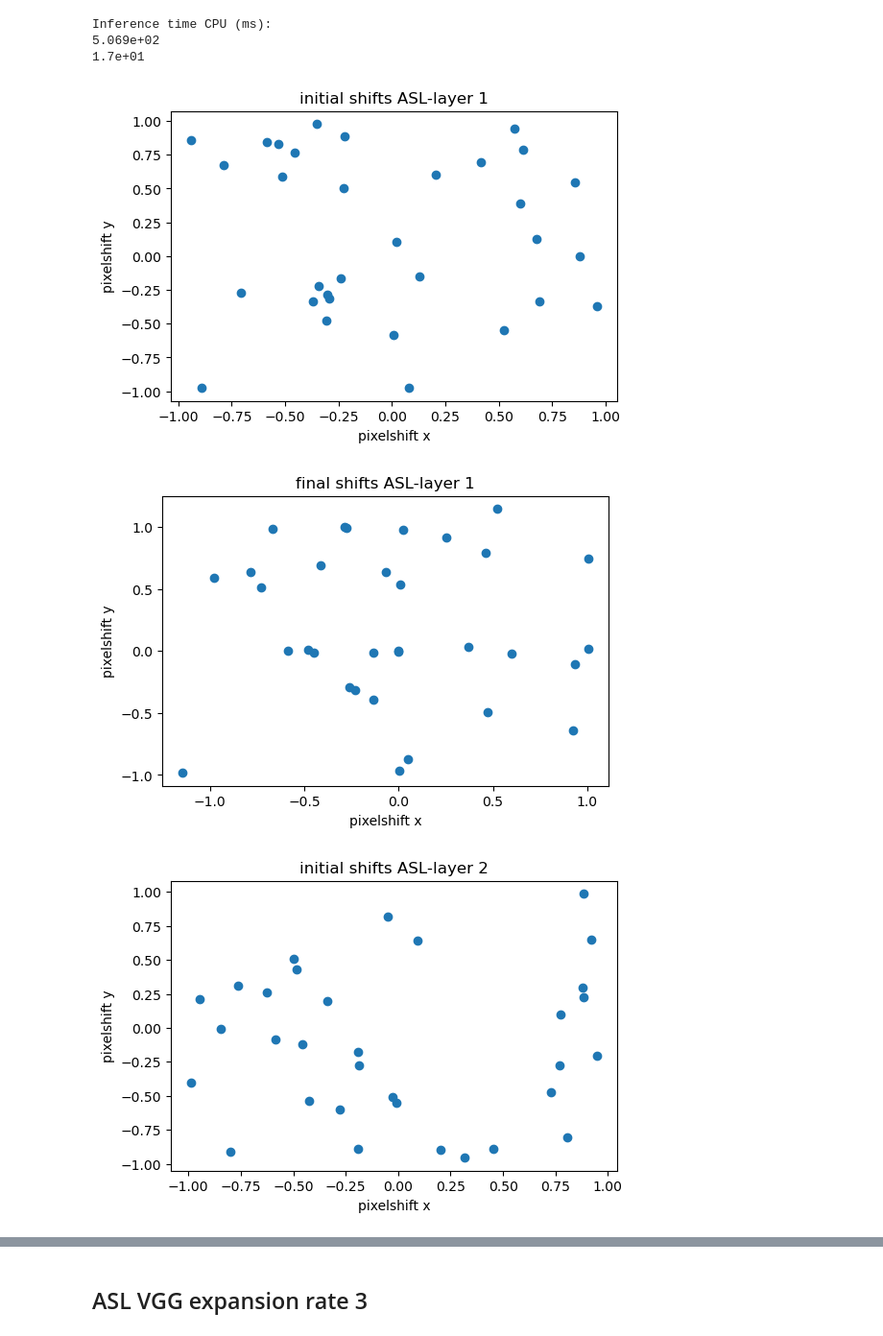
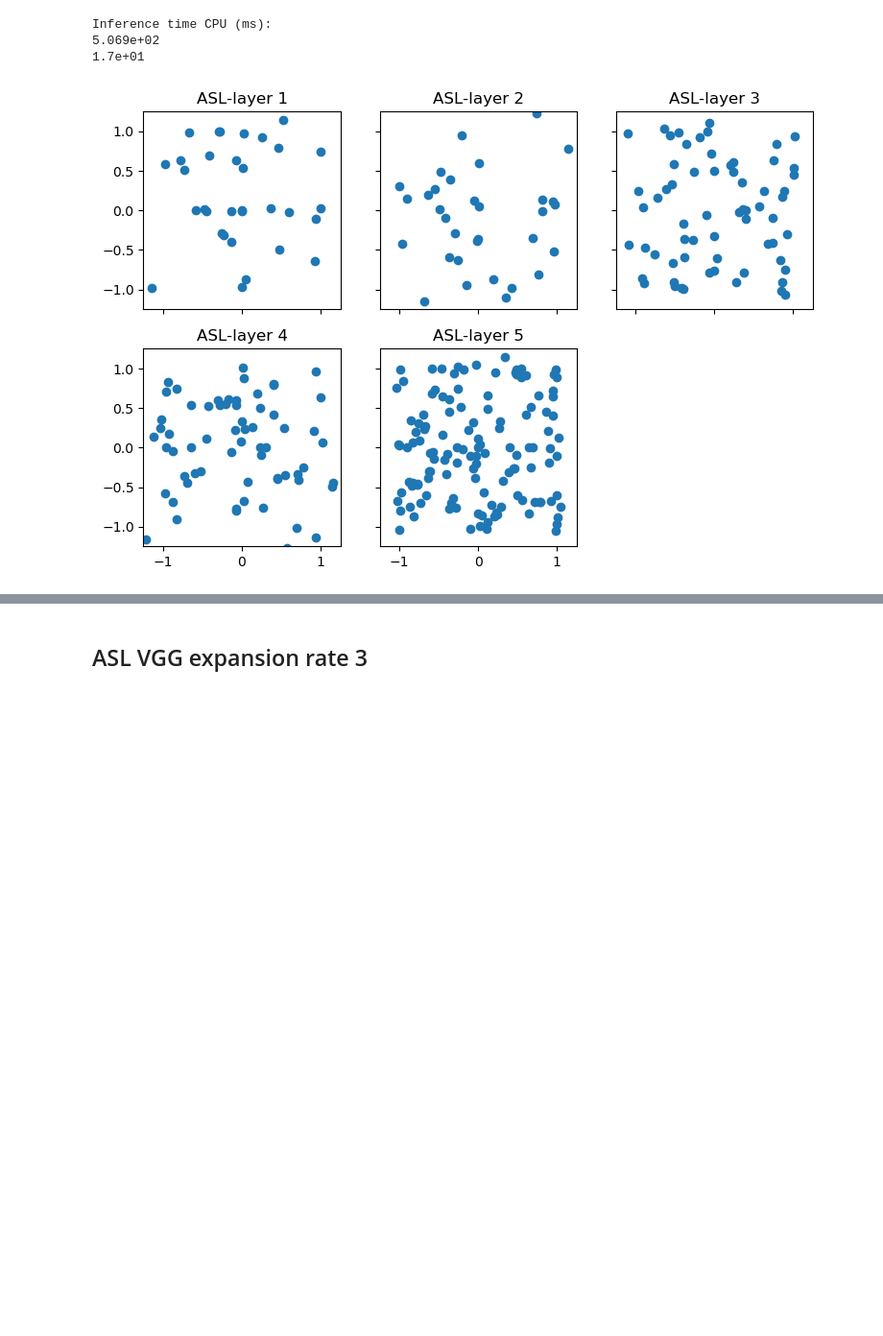
Before and after one commit to HeiseMax/ActiveShiftLayer, a Jupyter notebook: VGG.ipynb, the cells around one changed output, grey strips where cells are left out. Shown at 96% size. Saved outputs shown, nothing was run; the diff lists cells and outputs as text; code cells hidden in the pictures; blank space fills up the shorter version.

```diff
--- a/VGG.ipynb
+++ b/VGG.ipynb
@@ -352,8 +352,6 @@ Inference time CPU (ms):
 5.069e+02
 1.7e+01
 # %%
-plot_shifts(ASL_VGGNN)
+plot_shifts(ASL_VGGNN, 2,3, (9, 6))
 # %% [output]
-[figure, old version]
+[figure, new version]
-[figure, removed]
-[figure, removed]
```
Also changed, not shown: parts of 7 cells of this notebook, 10 other files.
